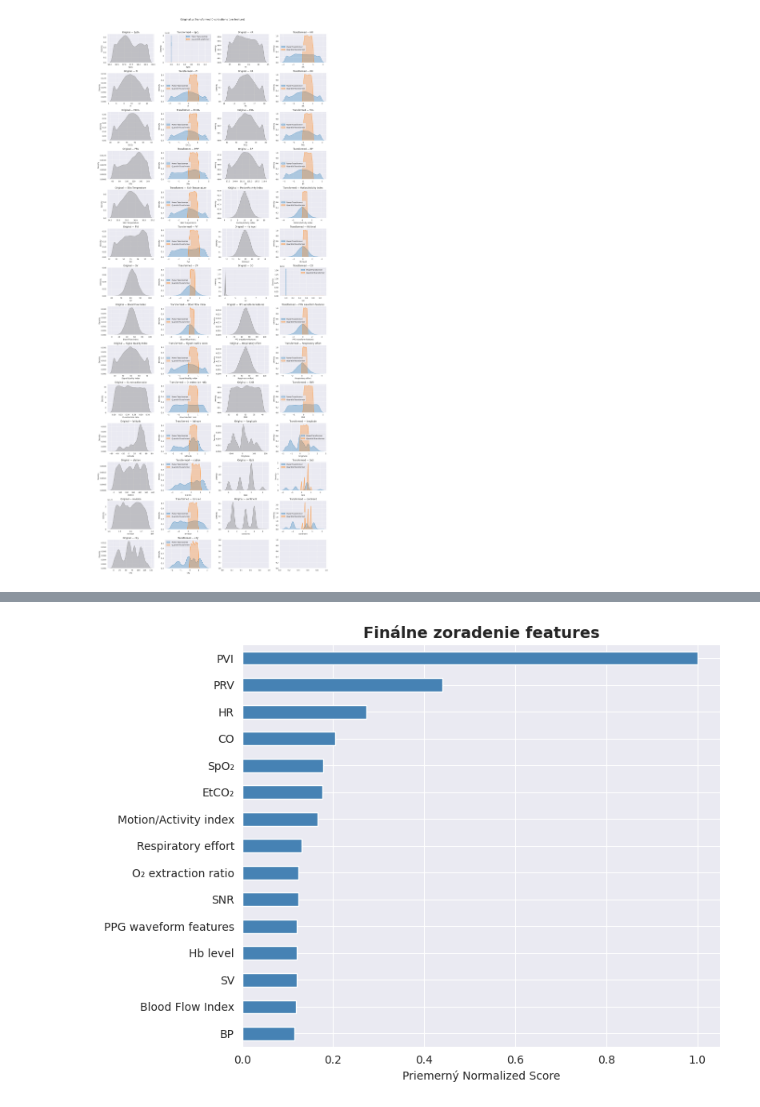
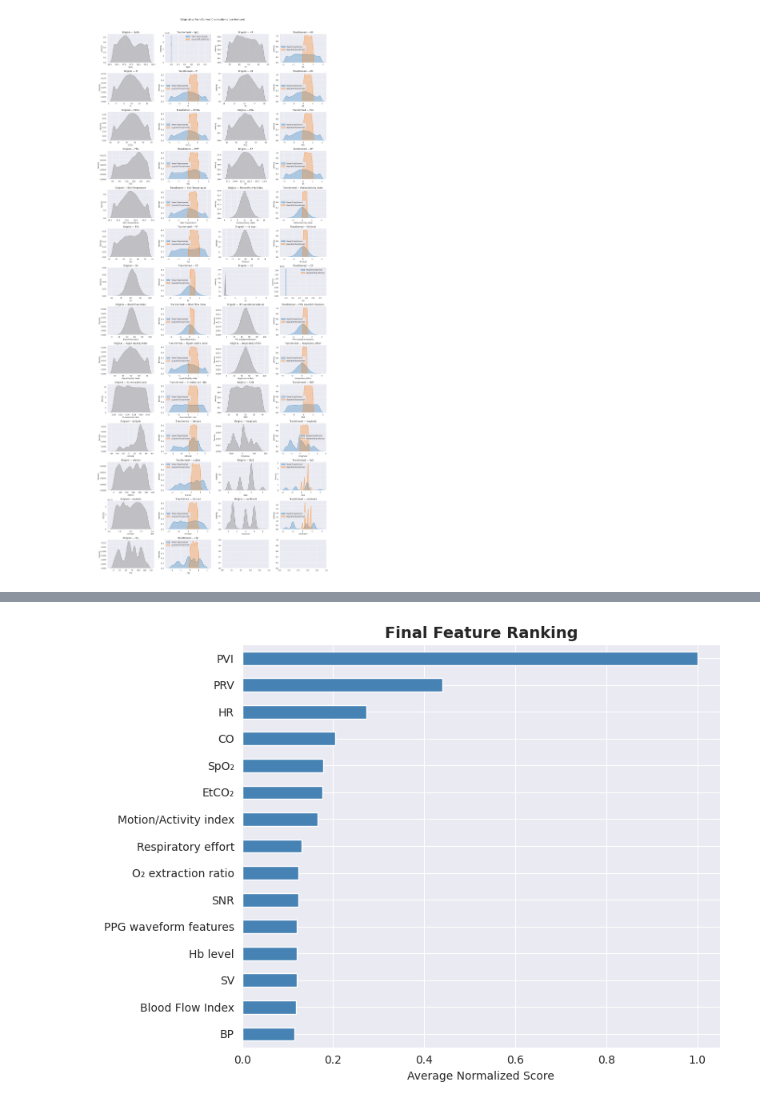
Before and after one commit to frtndmd/iau_Kosharova_Oliinyk_67, a Jupyter notebook: src/faza2_english.ipynb, the cells around one changed output, grey strips where cells are left out. Saved outputs shown, nothing was run; the diff lists cells and outputs as text; code cells hidden in the pictures.

```diff
--- a/src/faza2_english.ipynb
+++ b/src/faza2_english.ipynb
@@ -391,14 +450,14 @@ Top 15 najdôležitejších features:
 # %%
 top_15_features = feature_scores_sorted.head(15)
 
 fig, ax = plt.subplots(figsize=(8, 6))
 top_15_features['Mean_Score'].plot(kind='barh', ax=ax, color='steelblue')
 
-ax.set_xlabel('Priemerný Normalized Score')
-ax.set_title('Finálne zoradenie features', fontsize=14, fontweight='bold')
+ax.set_xlabel('Average Normalized Score')
+ax.set_title('Final Feature Ranking', fontsize=14, fontweight='bold')
 ax.invert_yaxis()
 
 plt.tight_layout()
 plt.show()
 # %% [output]
-[figure, old version]
+[figure, new version]
```
Also changed, not shown: parts of 24 cells of this notebook.
